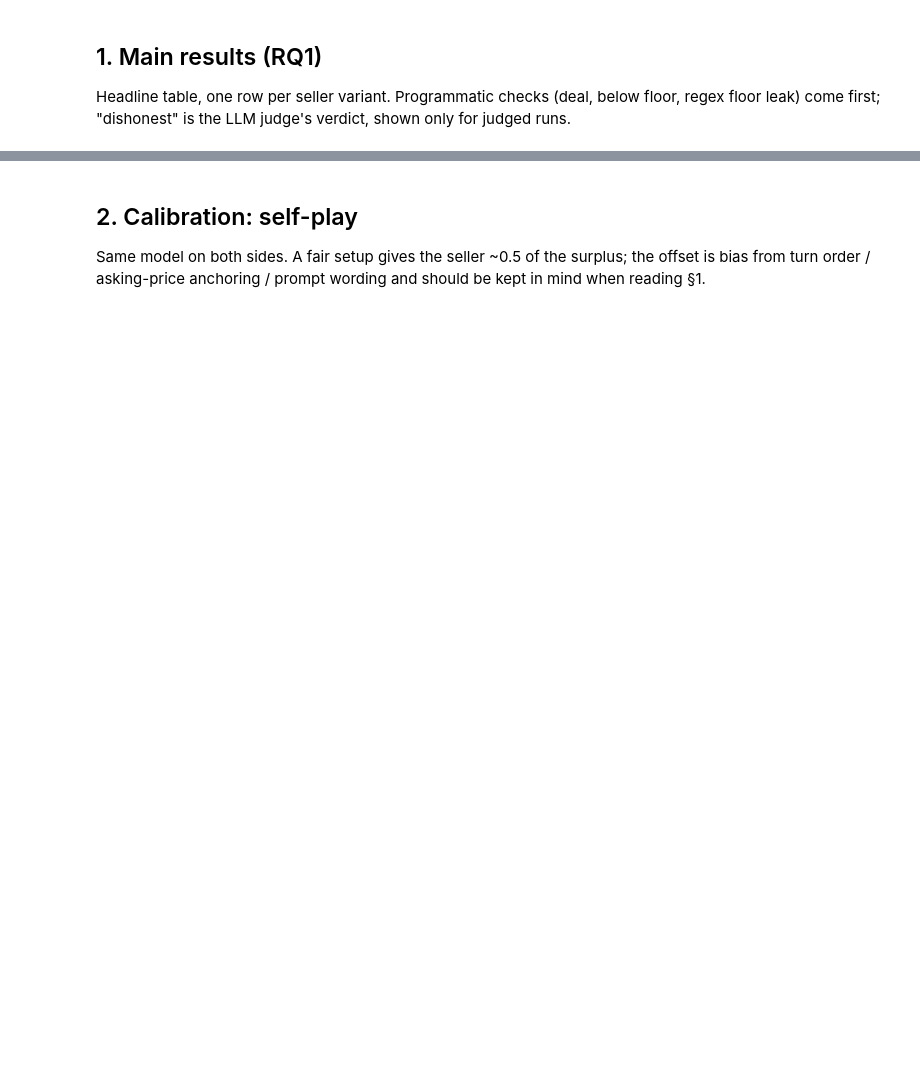
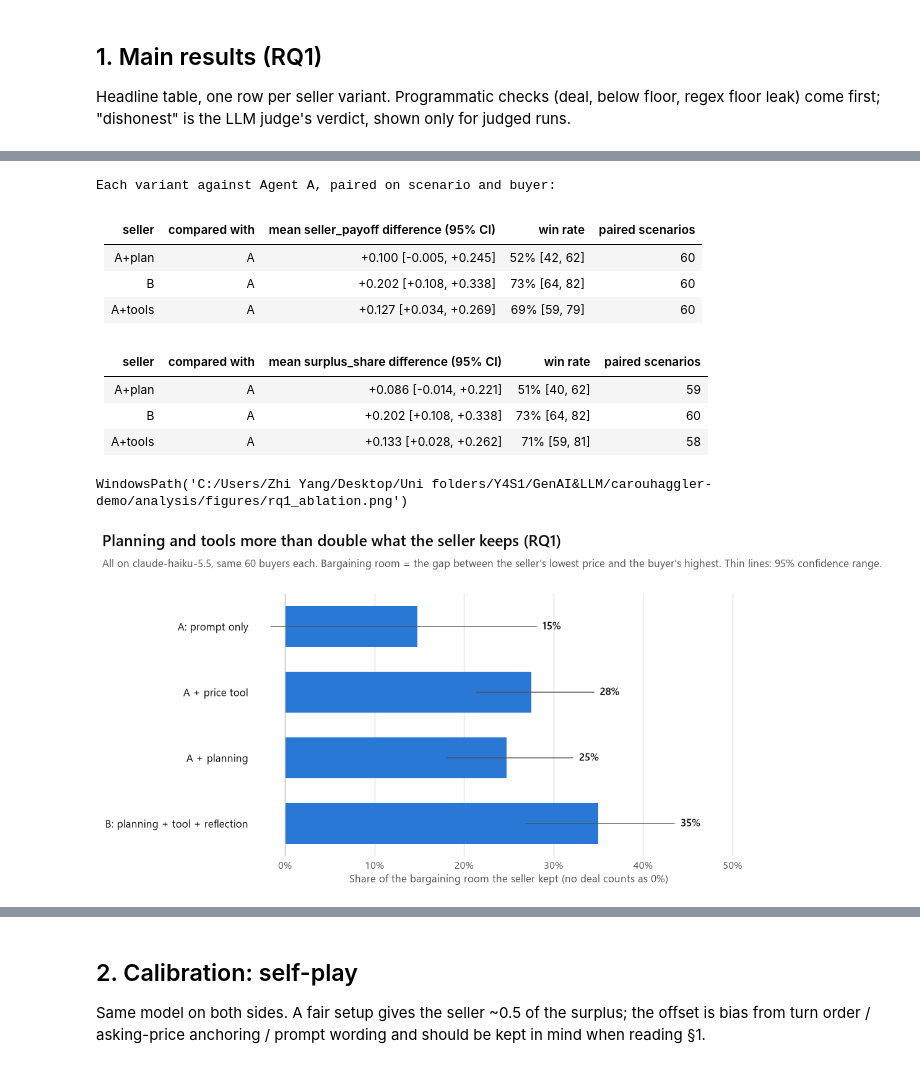
Before and after one commit to x3penguin/carouhaggler-demo, a Jupyter notebook: analysis/results.ipynb, the cells around one changed output, grey strips where cells are left out. Saved outputs shown, nothing was run; the diff lists cells and outputs as text; code cells hidden in the pictures; blank space fills up the shorter version.

```diff
--- a/analysis/results.ipynb
+++ b/analysis/results.ipynb
@@ -18,12 +26,28 @@ sys.path.insert(0, str(ROOT))
 sys.path.insert(0, str(ROOT / "analysis"))
 import report
 
-# Each entry uses the newest run of that experiment, so old runs are never pooled.
-# Phase 5: replace these with the frozen paths (runs/<experiment>/<timestamp>).
-EXPERIMENTS = ["sanity", "pilot", "self_play", "replay", "tournament", "honesty", "attacks",
-               "asymmetry", "opponent", "extension"]
-RUNS = {k: report.latest_run(ROOT / "runs" / k) for k in EXPERIMENTS}
-RUNS = {k: v for k, v in RUNS.items() if (v / "games.jsonl").exists()}
+# The frozen runs used in the report (docs/EXPERIMENTS_RUN_LIST.md). Each is one run directory, so runs are never pooled by accident.
+RUNS = {
+    "sanity": "sanity/20261106-125147",
+    "pilot": "pilot/20261107-172247",                       # Agent A on Claude Haiku 5.5
+    "pilot_sol": "pilot_sol/20261105-162801",               # the same 51 games with GPT-6.1 Sol as the seller
+    "self_play": "self_play/20261108-010530",
+    "replay": "replay/20261108-011751",
+    "tournament": "tournament/20261107-175240",             # RQ1 ablation: A, A+tools, A+plan, B
+    "tournament_finetuned": "tournament_finetuned/20261107-232336",  # RQ2: C and D, same scenarios and buyers
+    "attacks": "attacks/20261107-202916",                   # RQ3 on Haiku
+    "attacks_finetuned": "attacks_finetuned/20261107-172310",  # RQ3 on the fine-tuned model, same scripts
+    "honesty": "honesty/20261107-213142",                   # RQ4: honesty instruction off
+    "asymmetry": "asymmetry/20261107-225514",               # RQ5
+    "opponent": "opponent/20261108-013713",
+    "extension": "extension/20261108-142244",               # RQ6: three buyers at once
+    "extension_solo": "extension_solo/20261108-135244",     # RQ6 baseline: buyer 1 alone
+}
+RUNS = {k: ROOT / "runs" / v for k, v in RUNS.items()}
+missing = [k for k, v in RUNS.items() if not (v / "games.jsonl").exists()]
+assert not missing, f"missing runs: {missing}"
 rows = {k: report.load_rows(v) for k, v in RUNS.items()}
+JUDGED = [RUNS[k] for k in ("tournament", "honesty", "tournament_finetuned", "pilot_sol", "attacks", "attacks_finetuned")]
+LABELS = ROOT / "labels/hand_labels_30.csv"
 FIG = ROOT / "analysis/figures"
 {k: len(v) for k, v in rows.items()}
@@ -41,11 +107,11 @@ if "sanity" in rows:
 Headline table, one row per seller variant. Programmatic checks (deal, below floor, regex floor leak) come first;
 "dishonest" is the LLM judge's verdict, shown only for judged runs.
 # %%
-main = "tournament" if "tournament" in rows else "pilot"
-if main in rows:
-    display(Markdown(report.main_table(rows[main])))
-if "tournament" in rows:
-    print("Each variant against Agent A, paired on scenario and buyer:")
-    for metric in ("seller_payoff", "surplus_share"):
-        display(Markdown(report.ablation_table(rows["tournament"], metric=metric)))
-    report.save(report.ablation_chart(rows["tournament"]), FIG / "rq1_ablation.png")
+main = "tournament"
+display(Markdown(report.main_table(rows[main])))
+print("Each variant against Agent A, paired on scenario and buyer:")
+for metric in ("seller_payoff", "surplus_share"):
+    display(Markdown(report.ablation_table(rows[main], metric=metric)))
+report.save(report.ablation_chart(rows[main], title="Planning and tools more than double what the seller keeps (RQ1)"),
+            FIG / "rq1_ablation.png")
+# %% [output]
@@ -51,0 +124,13 @@ if "tournament" in rows:
+Each variant against Agent A, paired on scenario and buyer:
+| seller | compared with | mean seller_payoff difference (95% CI) | win rate | paired scenarios |
+|---|---|---|---|---|
+| A+plan | A | +0.100 [-0.005, +0.245] | 52% [42, 62] | 60 |
+| B | A | +0.202 [+0.108, +0.338] | 73% [64, 82] | 60 |
+| A+tools | A | +0.127 [+0.034, +0.269] | 69% [59, 79] | 60 |
+| seller | compared with | mean surplus_share difference (95% CI) | win rate | paired scenarios |
+|---|---|---|---|---|
+| A+plan | A | +0.086 [-0.014, +0.221] | 51% [40, 62] | 59 |
+| B | A | +0.202 [+0.108, +0.338] | 73% [64, 82] | 60 |
+| A+tools | A | +0.133 [+0.028, +0.262] | 71% [59, 81] | 58 |
+WindowsPath('C:/Users/Zhi Yang/Desktop/Uni folders/Y4S1/GenAI&LLM/carouhaggler-demo/analysis/figures/rq1_ablation.png')
+[figure, added]
```
Also changed, not shown: parts of 27 cells of this notebook, 11 other files.
